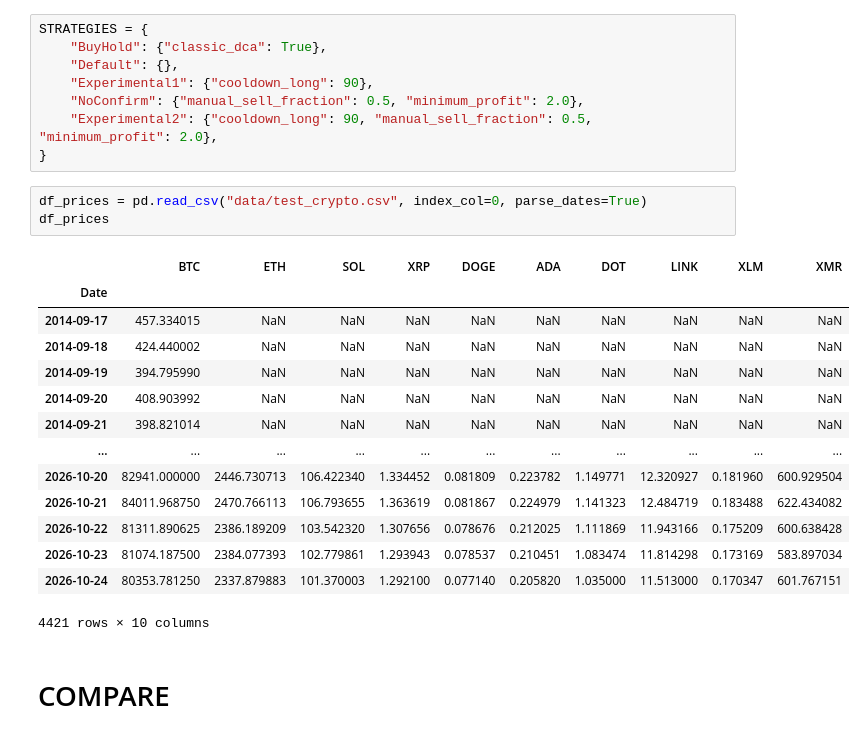
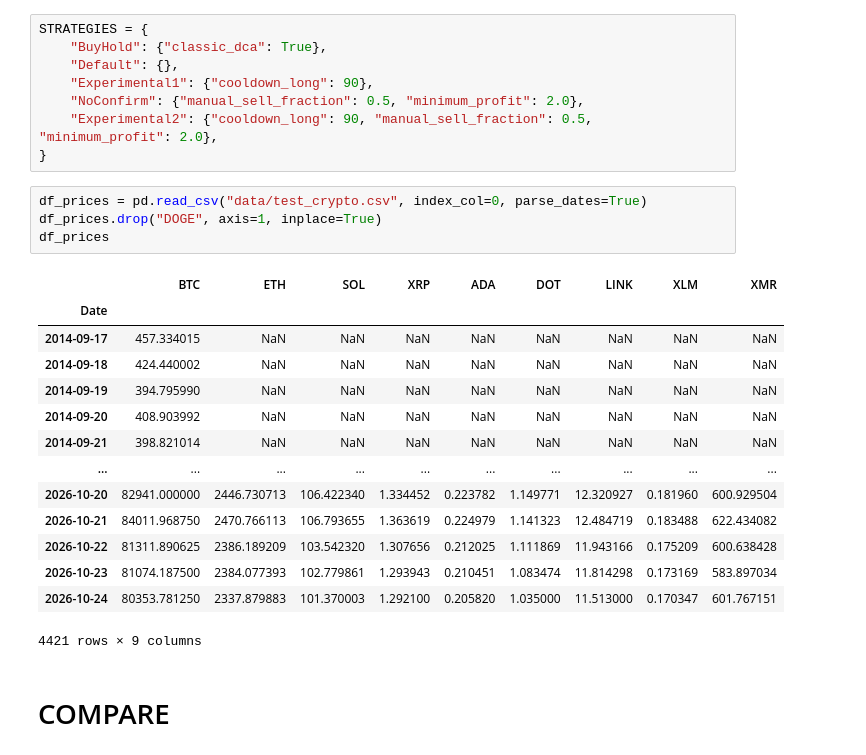
Before and after one commit to Familenko/DCA, a Jupyter notebook: notebooks/compare_params.ipynb, the cells around one changed output. Drawn from its saved outputs; the diff is of its cells as text.

```diff
--- a/notebooks/compare_params.ipynb
+++ b/notebooks/compare_params.ipynb
@@ -17,22 +17,23 @@ STRATEGIES = {
 }
 # %%
 df_prices = pd.read_csv("data/test_crypto.csv", index_col=0, parse_dates=True)
+df_prices.drop("DOGE", axis=1, inplace=True)
 df_prices
 # %% [output]
-|  | BTC | ETH | SOL | XRP | DOGE | ADA | DOT | LINK | XLM | XMR |
-| Date |  |  |  |  |  |  |  |  |  |  |
-| 2014-09-17 | 457.334015 | NaN | NaN | NaN | NaN | NaN | NaN | NaN | NaN | NaN |
-| 2014-09-18 | 424.440002 | NaN | NaN | NaN | NaN | NaN | NaN | NaN | NaN | NaN |
-| 2014-09-19 | 394.795990 | NaN | NaN | NaN | NaN | NaN | NaN | NaN | NaN | NaN |
-| 2014-09-20 | 408.903992 | NaN | NaN | NaN | NaN | NaN | NaN | NaN | NaN | NaN |
-| 2014-09-21 | 398.821014 | NaN | NaN | NaN | NaN | NaN | NaN | NaN | NaN | NaN |
-| ... | ... | ... | ... | ... | ... | ... | ... | ... | ... | ... |
-| 2026-10-20 | 82941.000000 | 2446.730713 | 106.422340 | 1.334452 | 0.081809 | 0.223782 | 1.149771 | 12.320927 | 0.181960 | 600.929504 |
-| 2026-10-21 | 84011.968750 | 2470.766113 | 106.793655 | 1.363619 | 0.081867 | 0.224979 | 1.141323 | 12.484719 | 0.183488 | 622.434082 |
-| 2026-10-22 | 81311.890625 | 2386.189209 | 103.542320 | 1.307656 | 0.078676 | 0.212025 | 1.111869 | 11.943166 | 0.175209 | 600.638428 |
-| 2026-10-23 | 81074.187500 | 2384.077393 | 102.779861 | 1.293943 | 0.078537 | 0.210451 | 1.083474 | 11.814298 | 0.173169 | 583.897034 |
-| 2026-10-24 | 80353.781250 | 2337.879883 | 101.370003 | 1.292100 | 0.077140 | 0.205820 | 1.035000 | 11.513000 | 0.170347 | 601.767151 |
+|  | BTC | ETH | SOL | XRP | ADA | DOT | LINK | XLM | XMR |
+| Date |  |  |  |  |  |  |  |  |  |
+| 2014-09-17 | 457.334015 | NaN | NaN | NaN | NaN | NaN | NaN | NaN | NaN |
+| 2014-09-18 | 424.440002 | NaN | NaN | NaN | NaN | NaN | NaN | NaN | NaN |
+| 2014-09-19 | 394.795990 | NaN | NaN | NaN | NaN | NaN | NaN | NaN | NaN |
+| 2014-09-20 | 408.903992 | NaN | NaN | NaN | NaN | NaN | NaN | NaN | NaN |
+| 2014-09-21 | 398.821014 | NaN | NaN | NaN | NaN | NaN | NaN | NaN | NaN |
+| ... | ... | ... | ... | ... | ... | ... | ... | ... | ... |
+| 2026-10-20 | 82941.000000 | 2446.730713 | 106.422340 | 1.334452 | 0.223782 | 1.149771 | 12.320927 | 0.181960 | 600.929504 |
+| 2026-10-21 | 84011.968750 | 2470.766113 | 106.793655 | 1.363619 | 0.224979 | 1.141323 | 12.484719 | 0.183488 | 622.434082 |
+| 2026-10-22 | 81311.890625 | 2386.189209 | 103.542320 | 1.307656 | 0.212025 | 1.111869 | 11.943166 | 0.175209 | 600.638428 |
+| 2026-10-23 | 81074.187500 | 2384.077393 | 102.779861 | 1.293943 | 0.210451 | 1.083474 | 11.814298 | 0.173169 | 583.897034 |
+| 2026-10-24 | 80353.781250 | 2337.879883 | 101.370003 | 1.292100 | 0.205820 | 1.035000 | 11.513000 | 0.170347 | 601.767151 |
-4421 rows × 10 columns
+4421 rows × 9 columns
 # %% [markdown]
 # COMPARE
 # %%
```
Also changed, not shown: parts of 3 cells of this notebook.
